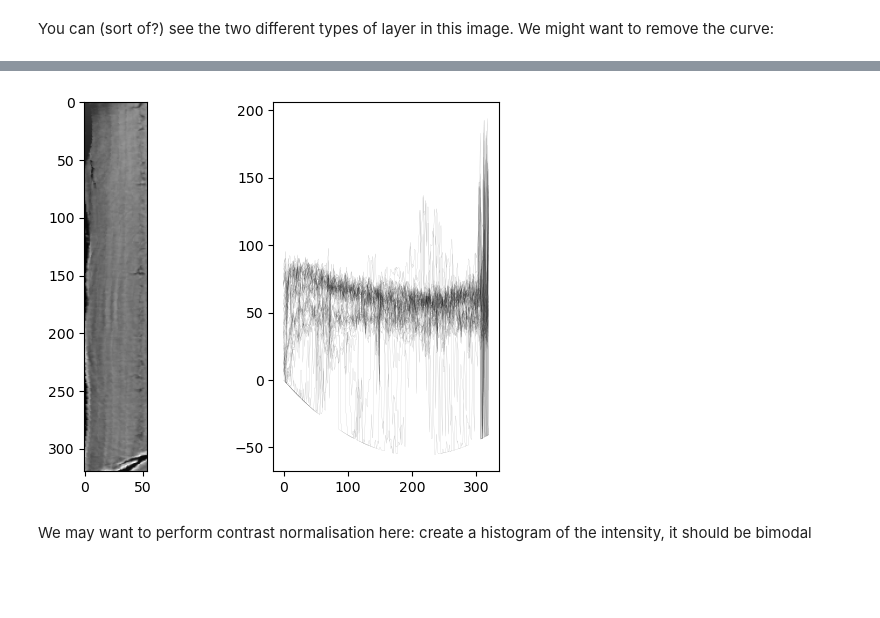
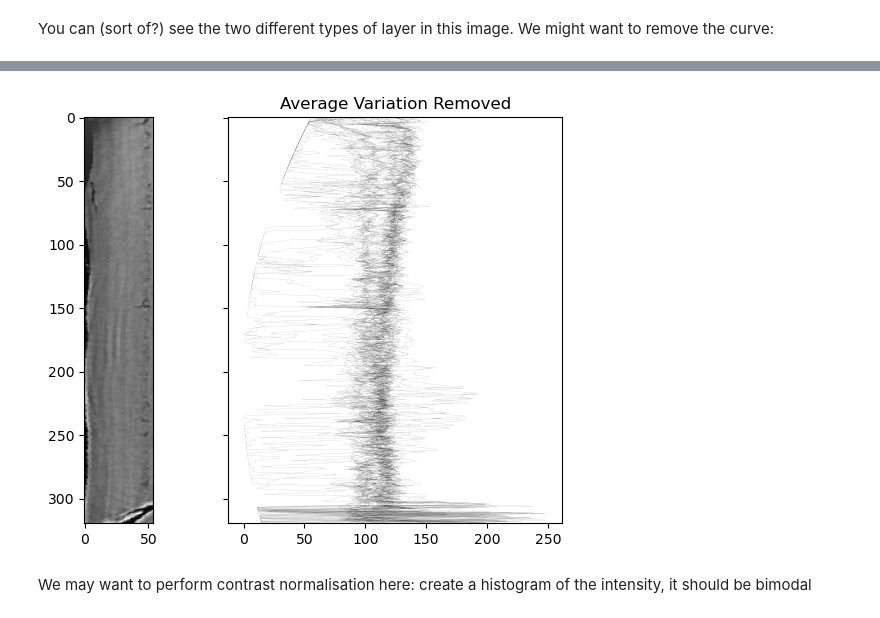
Before and after one commit to JGIBristol/cementum_imaging, a Jupyter notebook: isolate_increments.ipynb, the cells around one changed output, grey strips where cells are left out. Saved outputs shown, nothing was run; the diff lists cells and outputs as text; code cells hidden in the pictures; blank space fills up the shorter version.

```diff
--- a/isolate_increments.ipynb
+++ b/isolate_increments.ipynb
@@ -125,9 +114,23 @@ Next we want to remove any noise from the columns. We expect the columns to clos
 Plot the intensity along columns of the cropped image
 
 """
-fig, axis = plt.subplots()
+import os
+
+fig, axes = plt.subplots(1, 2, figsize=(10, 5), sharey=True)
+
+# Crop the image
+cropped_image = image[:, int(start) : int(end) + 1]
+axes[0].imshow(cropped_image, cmap="grey")
 
 x = np.arange(cropped_image.shape[0])
 for column in cropped_image.T:
-    axis.plot(x, column, color="k", alpha=0.4, linewidth=0.1)
+    axes[1].plot(column, x, color="k", alpha=0.4, linewidth=0.1)
+axes[1].set_title("Column Pixel Intensity")
+
+img_dir = "img/isolate_increments/"
+if not os.path.isdir(img_dir):
+    os.mkdir(img_dir)
+
+fig.tight_layout()
+fig.savefig(f"{img_dir}/cropped_intensity.png", bbox_inches="tight")
 # %% [output]
@@ -157,17 +162,24 @@ axis.plot(x, np.mean(cropped_image, axis=1), color="k", linewidth=2)
 # %%
 """
 Flatten the curves!
 
 """
-fig, axes = plt.subplots(1, 2)
+fig, axes = plt.subplots(1, 2, sharey=True)
 
-# Don't remove the constant term
+# Remove the mean from each column, but don't remove the constant term
+# Enure the intensity doesn't go below 0
 normalised_image = cropped_image - np.polyval(coefs, x).reshape(-1, 1) + coefs[-1]
+normalised_image -= normalised_image.min()
+
 axes[0].imshow(normalised_image, cmap="grey")
+for column in normalised_image.T:
+    axes[1].plot(column, x, color="k", alpha=0.4, linewidth=0.1)
 
-for column in normalised_image.T:
-    axes[1].plot(x, column, color="k", alpha=0.4, linewidth=0.1)
+axes[1].set_title("Average Variation Removed")
+
+fig.tight_layout()
+fig.savefig(f"{img_dir}/columns_noise_removed.png", bbox_inches="tight")
 # %% [output]
-[figure, old version]
+[figure, new version]
 # %% [markdown]
 We may want to perform contrast normalisation here: create a histogram of the intensity, it should be bimodal
```
Also changed, not shown: parts of 4 cells of this notebook.
